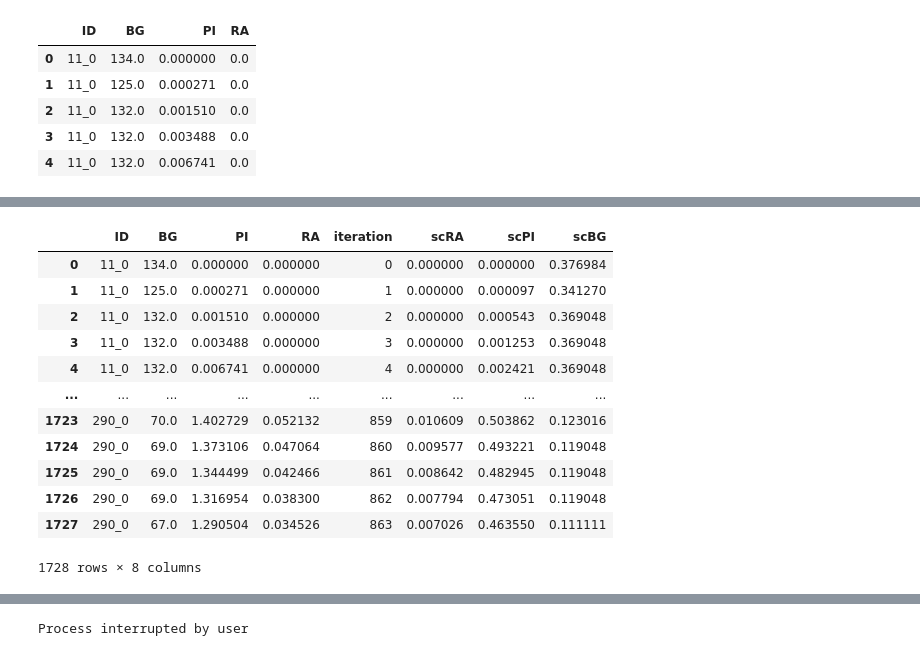
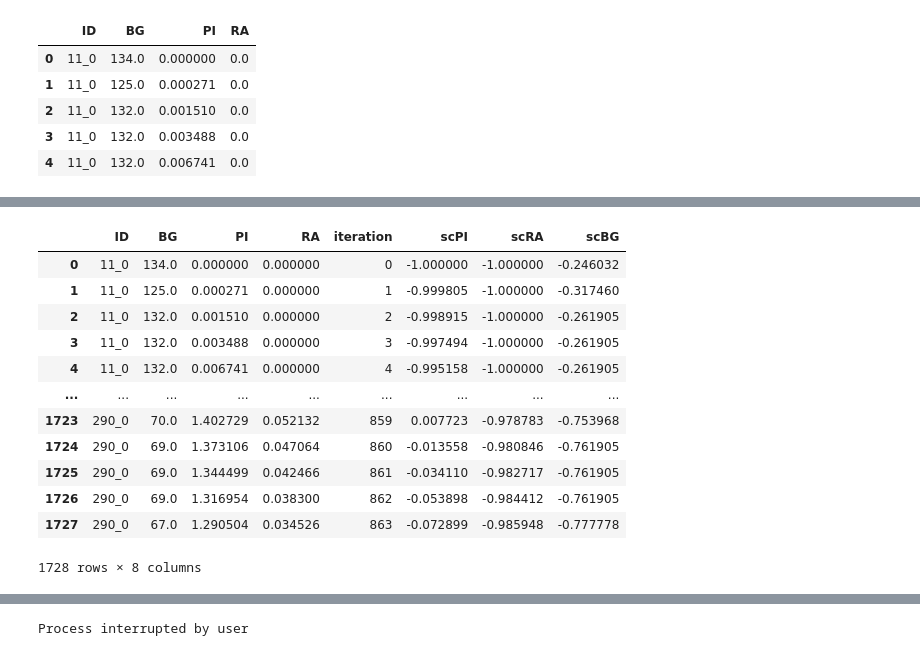
Before and after one commit to oriolbustos/t1d-data-based-digital-twin, a Jupyter notebook: workshops/hands-on-part-b.ipynb, the cells around one changed output, grey strips where cells are left out. Drawn from its saved outputs; the diff is of its cells as text; code cells hidden in the pictures.

```diff
--- a/workshops/hands-on-part-b.ipynb
+++ b/workshops/hands-on-part-b.ipynb
@@ -143,3 +130,32 @@ Validation shape: (346, 4)
+# %%
+# preprocessing settings
+settings.random_state = 0
+settings.scaler_range = (0, 1)
+settings.glucose_dim = int(90/5) # prediction horizon 90 min, data
+# %%
+# training settings
+settings.in_data_shape = (1, 1)
+settings.weight_clip = 1
+
+settings.learning_rate_discriminator = 0.0001
+settings.learning_rate_generator = 1e-04
+settings.ratio_generator_losses = [1, 1]
+
+settings.n_epochs_gan = 50
+settings.batch_size_gan = 32
+
+settings.y_real_label = 1
+settings.y_fake_label = -1
+# %%
+# simulation settings
+settings.simulation_length = 2
+settings.padding_steps = 12 # 12*5min = 1h padding
+# %%
+# don't modify these unless you know what you're doing
+settings.gan_inputs = ['BG', 'PI', 'RA']
+settings.scalers_path = '../misc/'
+settings.out_data_shape = (1, settings.glucose_dim)
+settings.latent_dimensions = settings.glucose_dim
 # %%
 def manual_minmax_scaling(data: np.ndarray, scaler_range: tuple) -> tuple[np.ndarray, float, float]:
     """
@@ -205,23 +221,22 @@ def save_scalers(scalers_df: pd.DataFrame, base_output_dir: Path) -> None:
 # %%
 df_scaled = df.copy(deep=True)
 
 df_scaled['iteration'] = df_scaled.groupby('ID').cumcount()
-df_scaled = individual_min_max_scaling(df_scaled, '../misc/', (0,1), ['BG', 'RA', 'PI'])
-# df_scaled.drop(columns=['PI', 'RA', 'iteration'], inplace=True)
+df_scaled = individual_min_max_scaling(df_scaled, Path(settings.scalers_path), (-1, 1), settings.gan_inputs)
 df_scaled
 # %% [output]
-|  | ID | BG | PI | RA | iteration | scRA | scPI | scBG |
-| 0 | 11_0 | 134.0 | 0.000000 | 0.000000 | 0 | 0.000000 | 0.000000 | 0.376984 |
-| 1 | 11_0 | 125.0 | 0.000271 | 0.000000 | 1 | 0.000000 | 0.000097 | 0.341270 |
-| 2 | 11_0 | 132.0 | 0.001510 | 0.000000 | 2 | 0.000000 | 0.000543 | 0.369048 |
-| 3 | 11_0 | 132.0 | 0.003488 | 0.000000 | 3 | 0.000000 | 0.001253 | 0.369048 |
-| 4 | 11_0 | 132.0 | 0.006741 | 0.000000 | 4 | 0.000000 | 0.002421 | 0.369048 |
+|  | ID | BG | PI | RA | iteration | scPI | scRA | scBG |
+| 0 | 11_0 | 134.0 | 0.000000 | 0.000000 | 0 | -1.000000 | -1.000000 | -0.246032 |
+| 1 | 11_0 | 125.0 | 0.000271 | 0.000000 | 1 | -0.999805 | -1.000000 | -0.317460 |
+| 2 | 11_0 | 132.0 | 0.001510 | 0.000000 | 2 | -0.998915 | -1.000000 | -0.261905 |
+| 3 | 11_0 | 132.0 | 0.003488 | 0.000000 | 3 | -0.997494 | -1.000000 | -0.261905 |
+| 4 | 11_0 | 132.0 | 0.006741 | 0.000000 | 4 | -0.995158 | -1.000000 | -0.261905 |
 | ... | ... | ... | ... | ... | ... | ... | ... | ... |
-| 1723 | 290_0 | 70.0 | 1.402729 | 0.052132 | 859 | 0.010609 | 0.503862 | 0.123016 |
-| 1724 | 290_0 | 69.0 | 1.373106 | 0.047064 | 860 | 0.009577 | 0.493221 | 0.119048 |
-| 1725 | 290_0 | 69.0 | 1.344499 | 0.042466 | 861 | 0.008642 | 0.482945 | 0.119048 |
-| 1726 | 290_0 | 69.0 | 1.316954 | 0.038300 | 862 | 0.007794 | 0.473051 | 0.119048 |
-| 1727 | 290_0 | 67.0 | 1.290504 | 0.034526 | 863 | 0.007026 | 0.463550 | 0.111111 |
+| 1723 | 290_0 | 70.0 | 1.402729 | 0.052132 | 859 | 0.007723 | -0.978783 | -0.753968 |
+| 1724 | 290_0 | 69.0 | 1.373106 | 0.047064 | 860 | -0.013558 | -0.980846 | -0.761905 |
+| 1725 | 290_0 | 69.0 | 1.344499 | 0.042466 | 861 | -0.034110 | -0.982717 | -0.761905 |
+| 1726 | 290_0 | 69.0 | 1.316954 | 0.038300 | 862 | -0.053898 | -0.984412 | -0.761905 |
+| 1727 | 290_0 | 67.0 | 1.290504 | 0.034526 | 863 | -0.072899 | -0.985948 | -0.777778 |
 1728 rows × 8 columns
 # %%
 def pack_data(df) -> None:
```
Also changed, not shown: parts of 15 cells of this notebook, 3 other files.
